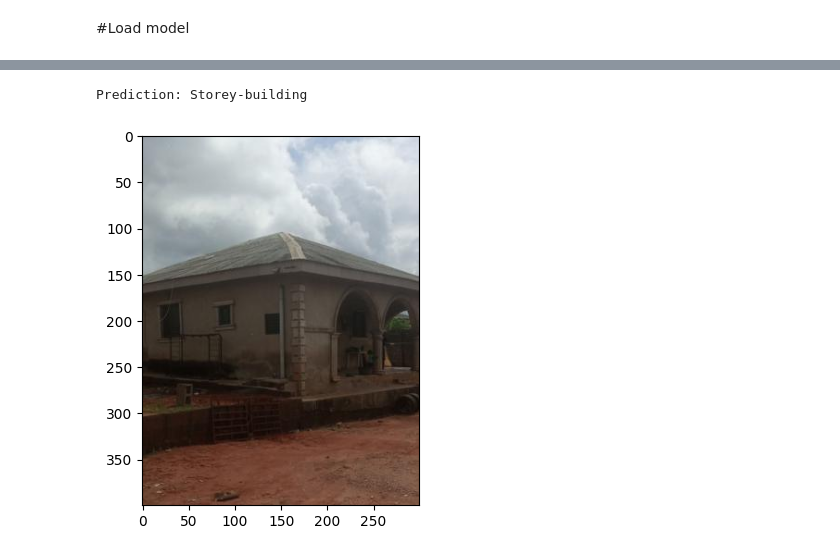
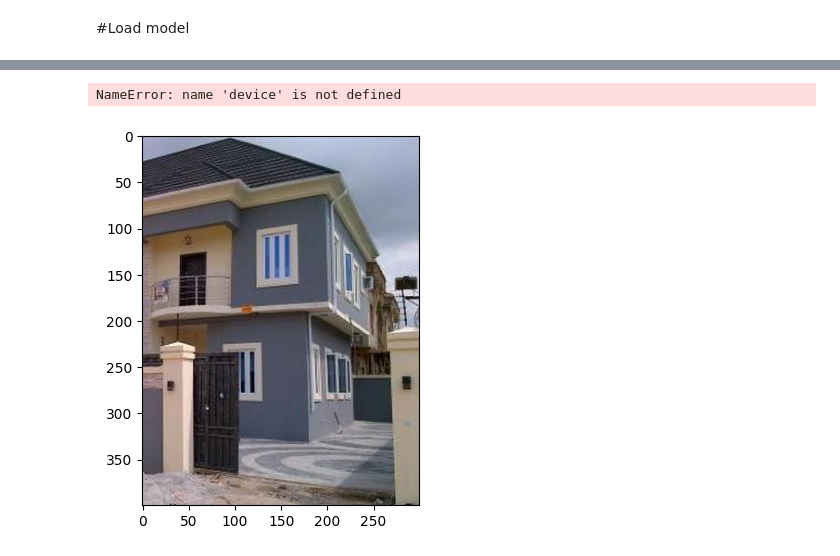
Before and after one commit to Damisola30/Building_Classifier_Model, a Jupyter notebook: experimentation/Image_ClassifiierUsingPyTourch&TensorFlow.ipynb, the cells around one changed output, grey strips where cells are left out. Cells and saved outputs as stored; diff of their text form; code cells hidden in the pictures.

```diff
--- a/experimentation/Image_ClassifiierUsingPyTourch&TensorFlow.ipynb
+++ b/experimentation/Image_ClassifiierUsingPyTourch&TensorFlow.ipynb
@@ -227,7 +230,7 @@ def make_prediction(file_path):
     print(f"Prediction: {LABELS[prediction]}")
 # %%
 LABELS = ["Bungalow", "High-rise", "Storey-building"]
-make_prediction("../data/Building Types/Building Types/Bungalow/ay_bungalow  (1).jpeg")
+make_prediction("../data/Building Types/Building Types/Storey-building/5-Bedroom-Duplex-Houses-For-sale-at-All-Nigeria.jpeg")
 # %% [output]
-Prediction: Storey-building
+NameError: name 'device' is not defined
-[figure, old version]
+[figure, new version]
```
Also changed, not shown: parts of 1 cell of this notebook, 2 other files.
